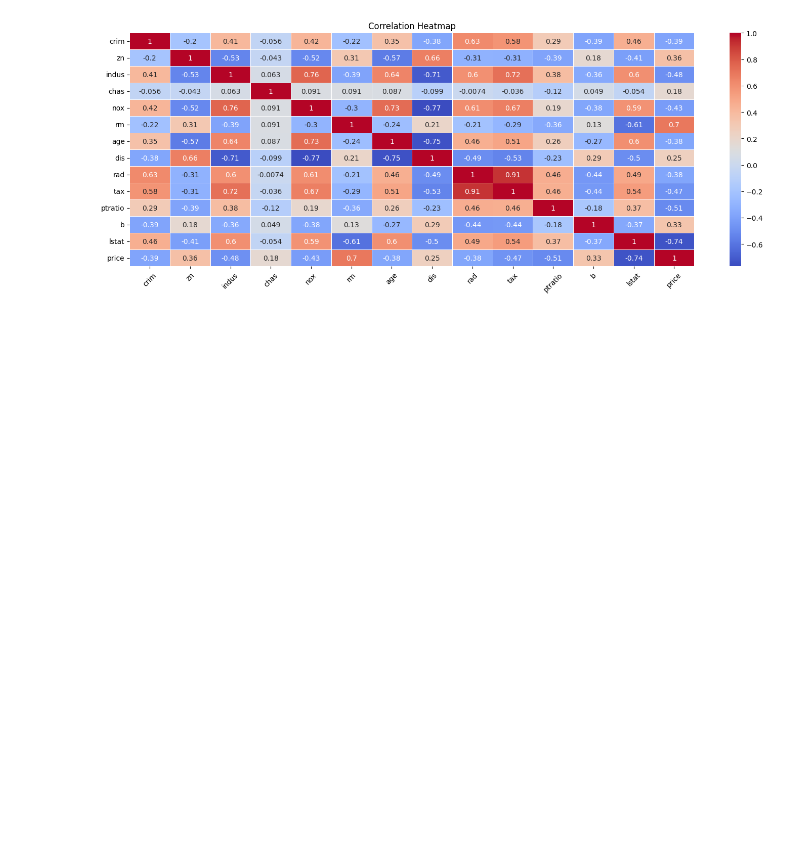
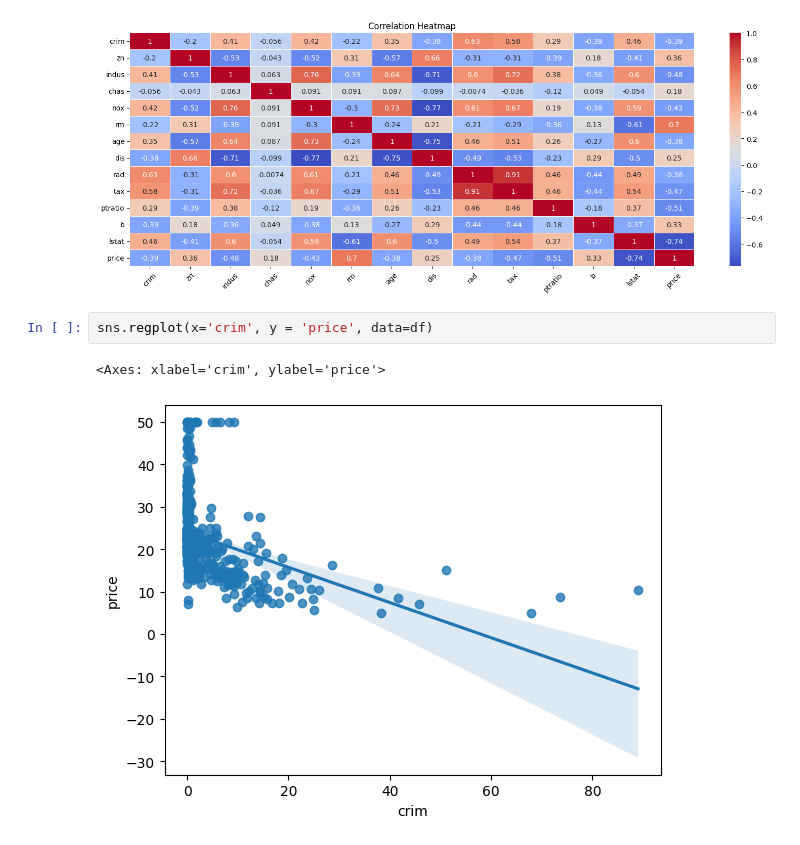
Before and after one commit to mahedishato/end_to_end_machine_learning_project, a Jupyter notebook: notebook.ipynb, the cells around one changed output. Saved outputs shown, nothing was run; the diff lists cells and outputs as text; blank space fills up the shorter version.

```diff
--- a/notebook.ipynb
+++ b/notebook.ipynb
@@ -137,3 +137,8 @@ plt.xticks(rotation=45)  # Rotate x-axis labels for better readability
 plt.show()
 # %% [output]
 [figure]
+# %%
+sns.regplot(x='crim', y = 'price', data=df)
+# %% [output]
+<Axes: xlabel='crim', ylabel='price'>
+[figure, added]
```
Also changed, not shown: parts of 29 cells of this notebook, 2 other files.
